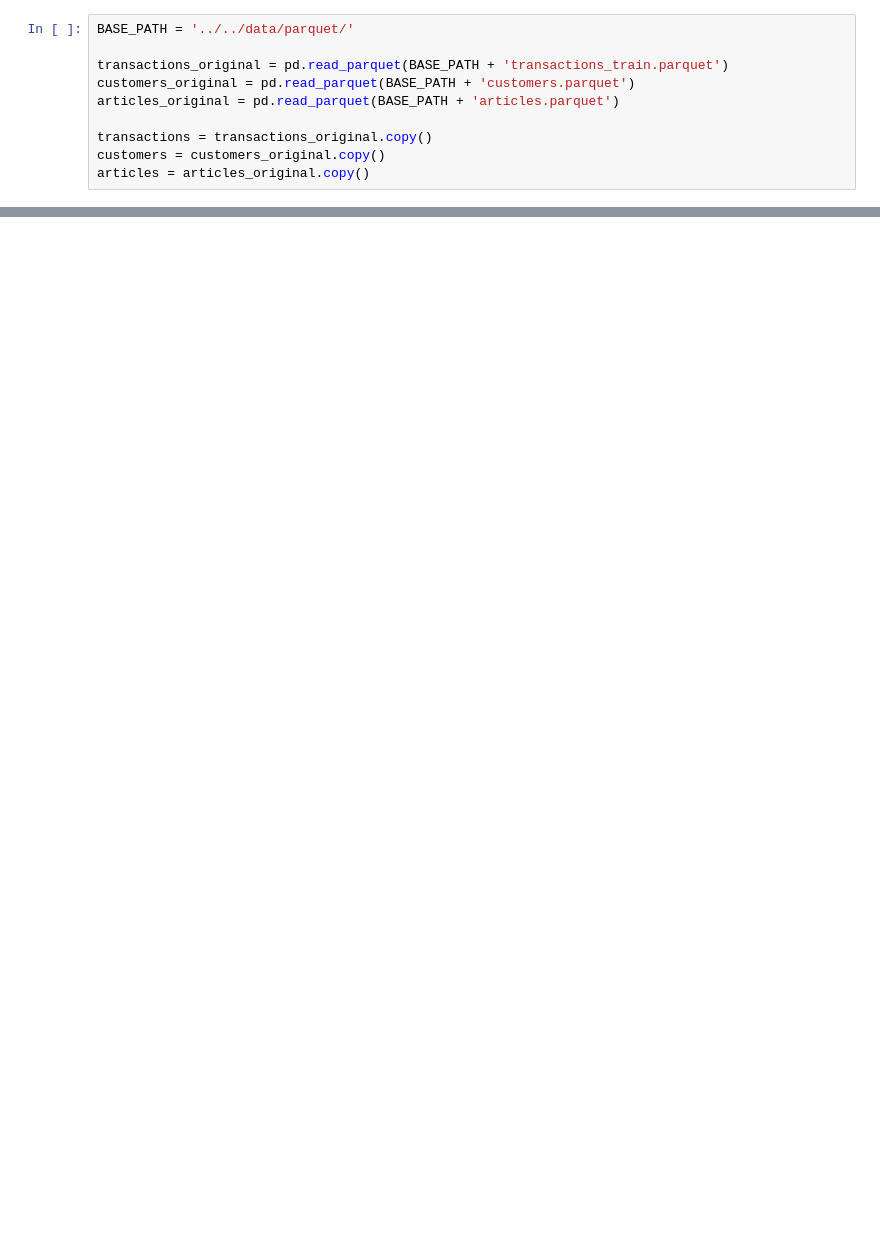
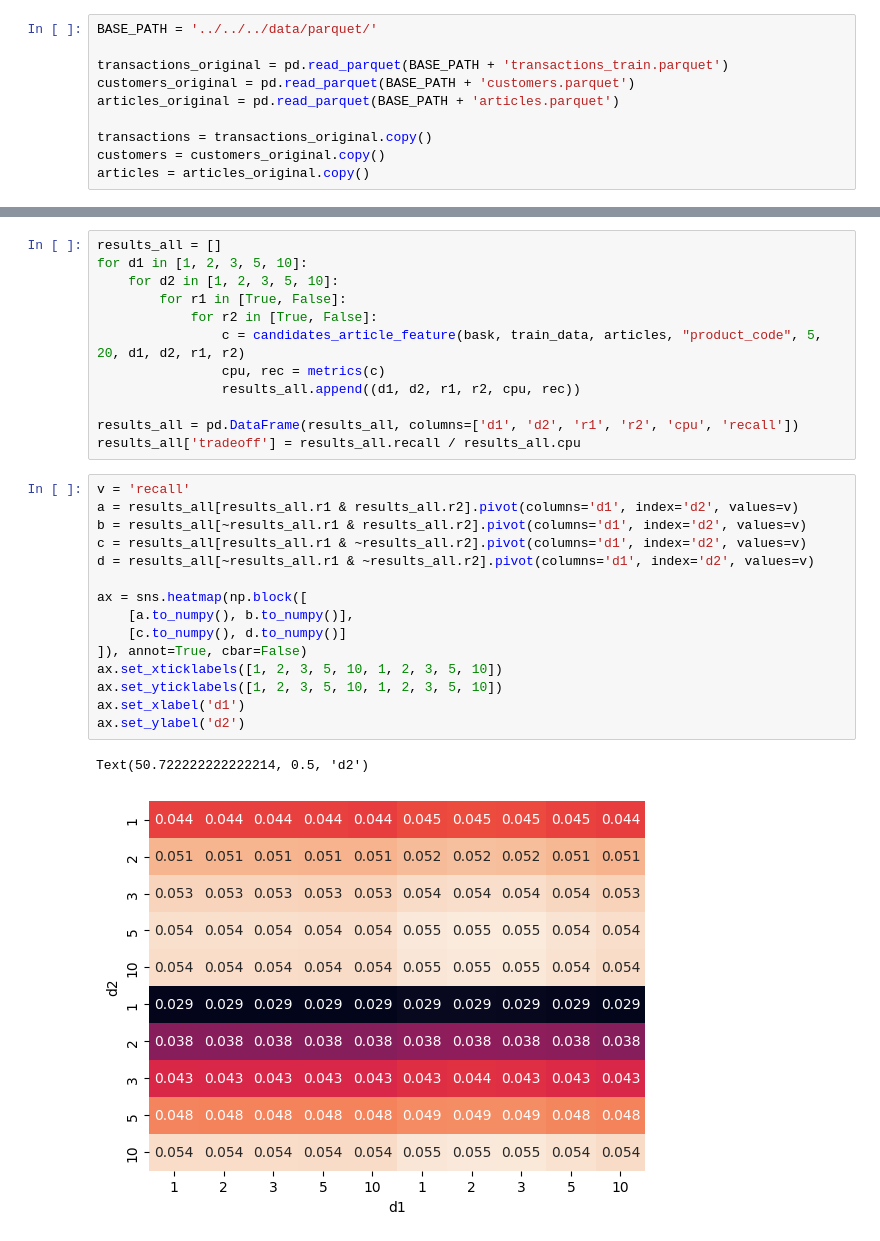
Before and after one commit to LienM/ai-project-23-24, a Jupyter notebook: NoahDaniels/RQ1/Candidates.ipynb, the cells around one changed output, grey strips where cells are left out. Saved outputs shown, nothing was run; the diff lists cells and outputs as text; blank space fills up the shorter version.

```diff
--- a/NoahDaniels/RQ1/Candidates.ipynb
+++ b/NoahDaniels/RQ1/Candidates.ipynb
@@ -4,5 +12,5 @@ import pandas as pd
 # %%
-BASE_PATH = '../../data/parquet/'
+BASE_PATH = '../../../data/parquet/'
 
 transactions_original = pd.read_parquet(BASE_PATH + 'transactions_train.parquet')
 customers_original = pd.read_parquet(BASE_PATH + 'customers.parquet')
@@ -97,0 +256,30 @@ def popular_similar_items(t, c, feature, k1=10, k2=1, threshold=2):
+# %%
+results_all = []
+for d1 in [1, 2, 3, 5, 10]:
+    for d2 in [1, 2, 3, 5, 10]:
+        for r1 in [True, False]:
+            for r2 in [True, False]:
+                c = candidates_article_feature(bask, train_data, articles, "product_code", 5, 20, d1, d2, r1, r2)
+                cpu, rec = metrics(c)
+                results_all.append((d1, d2, r1, r2, cpu, rec))
+
+results_all = pd.DataFrame(results_all, columns=['d1', 'd2', 'r1', 'r2', 'cpu', 'recall'])
+results_all['tradeoff'] = results_all.recall / results_all.cpu
+# %%
+v = 'recall'
+a = results_all[results_all.r1 & results_all.r2].pivot(columns='d1', index='d2', values=v)
+b = results_all[~results_all.r1 & results_all.r2].pivot(columns='d1', index='d2', values=v)
+c = results_all[results_all.r1 & ~results_all.r2].pivot(columns='d1', index='d2', values=v)
+d = results_all[~results_all.r1 & ~results_all.r2].pivot(columns='d1', index='d2', values=v)
+
+ax = sns.heatmap(np.block([
+    [a.to_numpy(), b.to_numpy()],
+    [c.to_numpy(), d.to_numpy()]
+]), annot=True, cbar=False)
+ax.set_xticklabels([1, 2, 3, 5, 10, 1, 2, 3, 5, 10])
+ax.set_yticklabels([1, 2, 3, 5, 10, 1, 2, 3, 5, 10])
+ax.set_xlabel('d1')
+ax.set_ylabel('d2')
+# %% [output]
+Text(50.722222222222214, 0.5, 'd2')
+[figure, added]
```
Also changed, not shown: parts of 31 cells of this notebook, 5 other files.
